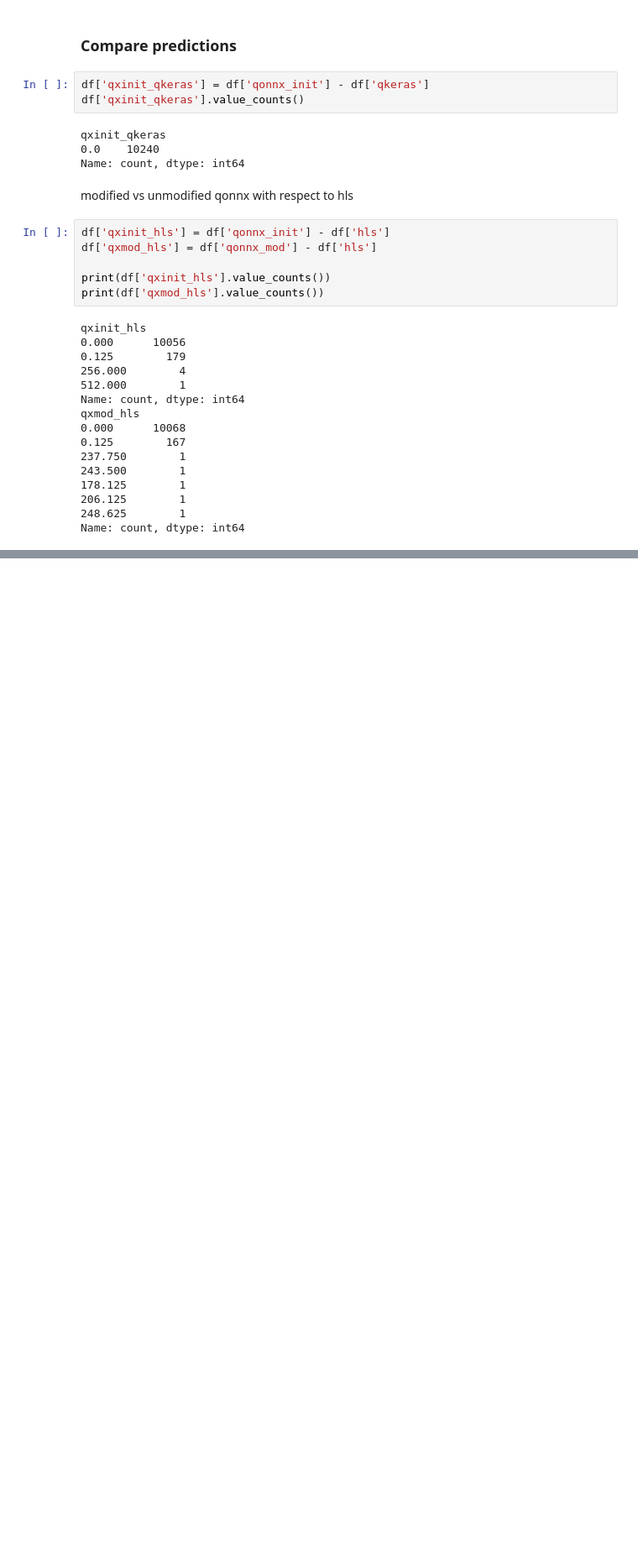
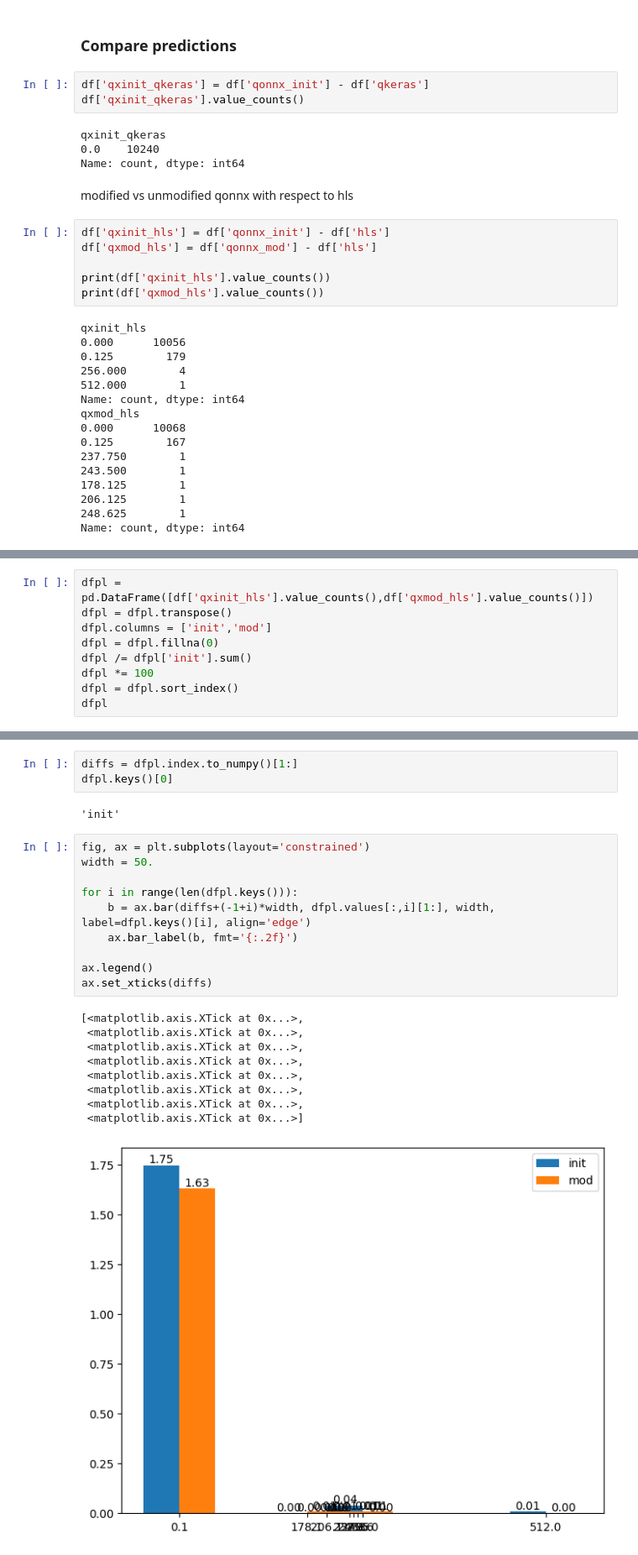
Before and after one commit to pawelsajdak/project_CERN, a Jupyter notebook: book4.ipynb, the cells around one changed output, grey strips where cells are left out. Shown: that part at 84% size. Saved outputs shown, nothing was run; the diff lists cells and outputs as text; blank space fills up the shorter version.

Commit message:
preds also for GGHTo... nice figure

```diff
--- a/book4.ipynb
+++ b/book4.ipynb
@@ -78,0 +83,9 @@ Name: count, dtype: int64
+# %%
+dfpl = pd.DataFrame([df['qxinit_hls'].value_counts(),df['qxmod_hls'].value_counts()])
+dfpl = dfpl.transpose()
+dfpl.columns = ['init','mod']
+dfpl = dfpl.fillna(0)
+dfpl /= dfpl['init'].sum()
+dfpl *= 100
+dfpl = dfpl.sort_index()
+dfpl
@@ -78,0 +103,25 @@ Name: count, dtype: int64
+# %%
+diffs = dfpl.index.to_numpy()[1:]
+dfpl.keys()[0]
+# %% [output]
+'init'
+# %%
+fig, ax = plt.subplots(layout='constrained')
+width = 50.
+
+for i in range(len(dfpl.keys())):
+    b = ax.bar(diffs+(-1+i)*width, dfpl.values[:,i][1:], width, label=dfpl.keys()[i], align='edge')
+    ax.bar_label(b, fmt='{:.2f}')
+
+ax.legend()
+ax.set_xticks(diffs)
+# %% [output]
+[<matplotlib.axis.XTick at 0x...>,
+ <matplotlib.axis.XTick at 0x...>,
+ <matplotlib.axis.XTick at 0x...>,
+ <matplotlib.axis.XTick at 0x...>,
+ <matplotlib.axis.XTick at 0x...>,
+ <matplotlib.axis.XTick at 0x...>,
+ <matplotlib.axis.XTick at 0x...>,
+ <matplotlib.axis.XTick at 0x...>]
+[figure, added]
```
Also changed, not shown: parts of 7 cells of this notebook, 3 other files.
